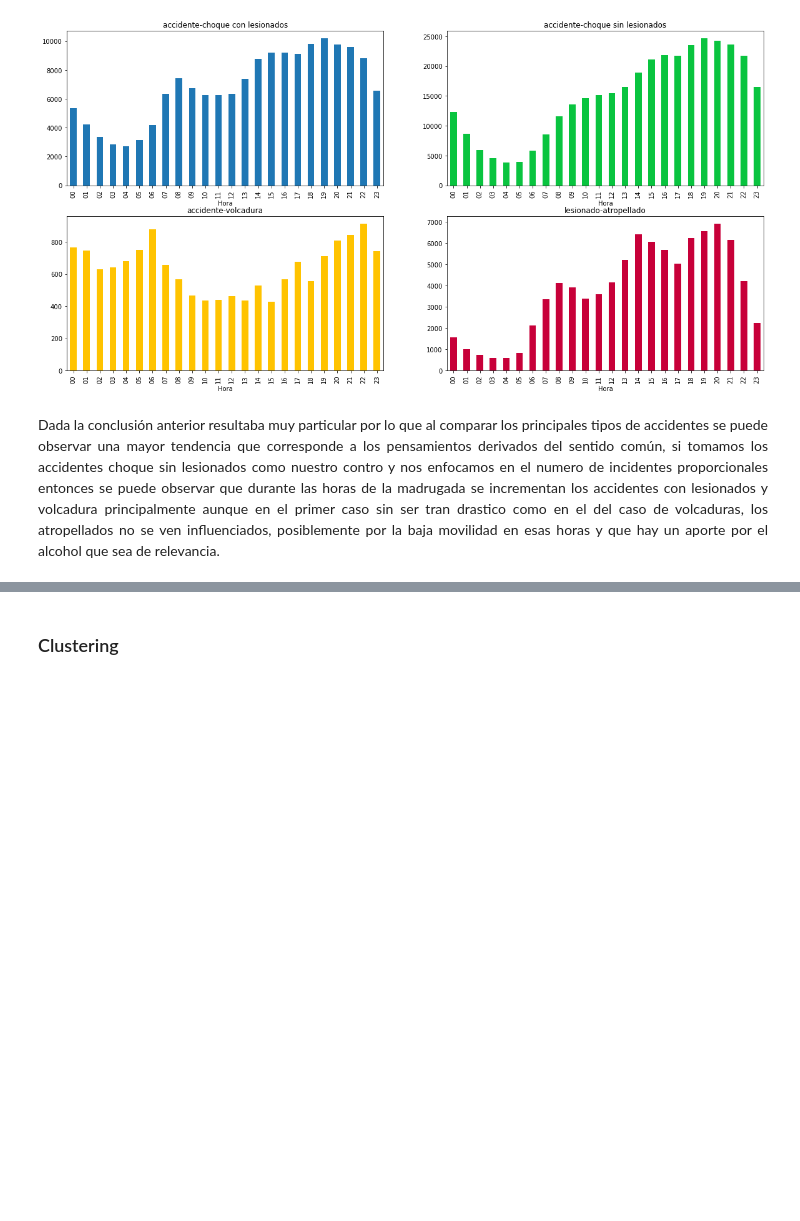
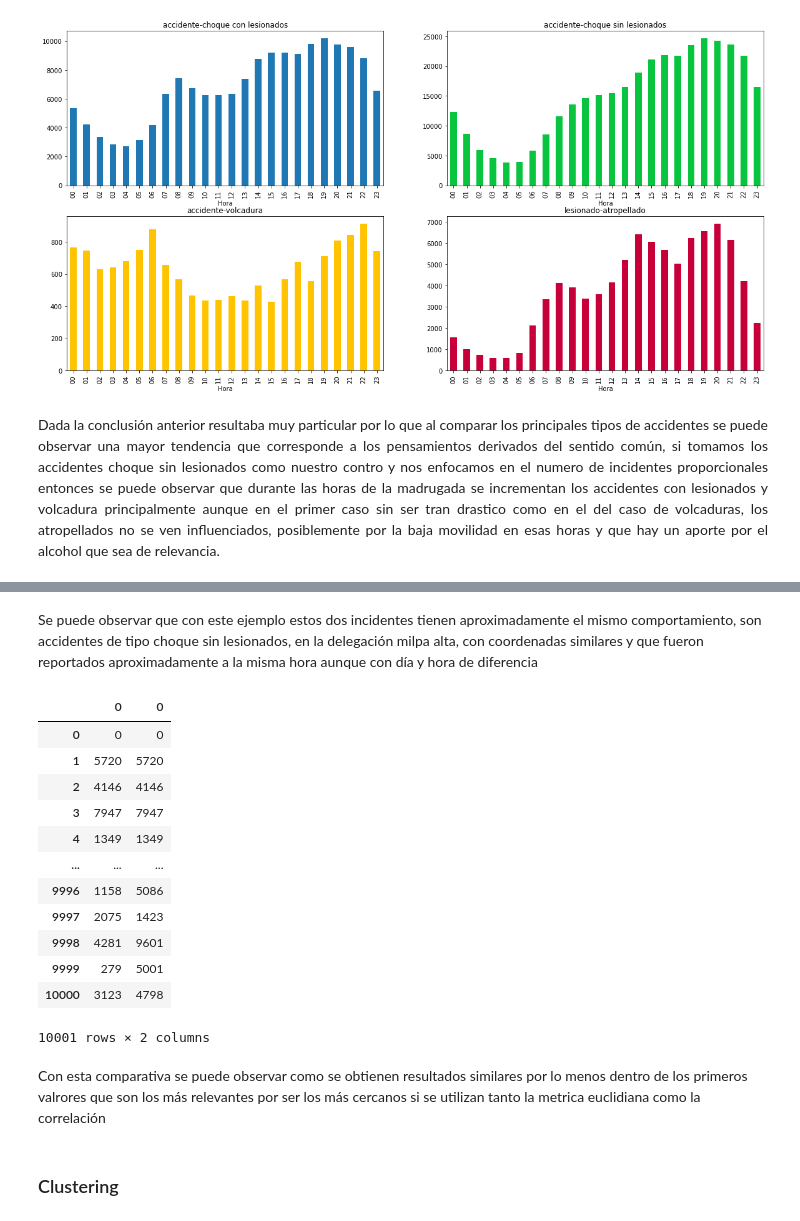
Before and after one commit to Palacios-F/Proyecto_CDIN, a Jupyter notebook: CODE/Proyecto.ipynb, the cells around one changed output, grey strips where cells are left out. Drawn from its saved outputs; the diff is of its cells as text; code cells hidden in the pictures; blank space fills up the shorter version.

```diff
--- a/CODE/Proyecto.ipynb
+++ b/CODE/Proyecto.ipynb
@@ -279,0 +365,7 @@ Dada la conclusión anterior resultaba muy particular por lo que al comparar los
+# %%
+temp = pd.DataFrame(euc)
+# %%
+D1 = temp.iloc[:,0]
+D1_sort = np.sort(D1)
+
+D1_index = np.argsort(D1)
@@ -280,3 +416,34 @@ Dada la conclusión anterior resultaba muy particular por lo que al comparar los
+# %% [markdown]
+Se puede observar que con este ejemplo estos dos incidentes tienen aproximadamente el mismo comportamiento, son accidentes de tipo choque sin lesionados, en la delegación milpa alta, con coordenadas similares y que fueron reportados aproximadamente a la misma hora aunque con día y hora de diferencia
+# %%
+### Medida de similitud con correlacion
+mah = sc.pdist(accidents_std100,'correlation')
+mah = sc.squareform(mah)
+# %%
+temp2 = pd.DataFrame(mah)
+D2 = temp2.iloc[:,0]
+D2_sort = np.sort(D2)
+
+D2_index = np.argsort(D2)
+# %%
+comp = pd.concat([D2_index,D1_index], axis = 1)
+comp
+# %% [output]
+|  | 0 | 0 |
+| 0 | 0 | 0 |
+| 1 | 5720 | 5720 |
+| 2 | 4146 | 4146 |
+| 3 | 7947 | 7947 |
+| 4 | 1349 | 1349 |
+| ... | ... | ... |
+| 9996 | 1158 | 5086 |
+| 9997 | 2075 | 1423 |
+| 9998 | 4281 | 9601 |
+| 9999 | 279 | 5001 |
+| 10000 | 3123 | 4798 |
+10001 rows × 2 columns
+# %% [markdown]
+Con esta comparativa se puede observar como se obtienen resultados similares por lo menos dentro de los primeros valrores que son los más relevantes por ser los más cercanos si se utilizan tanto la metrica euclidiana como la correlación
 # %% [markdown]
 ### Clustering
 # %% [markdown]
```
Also changed, not shown: parts of 20 cells of this notebook, 1 other file.
